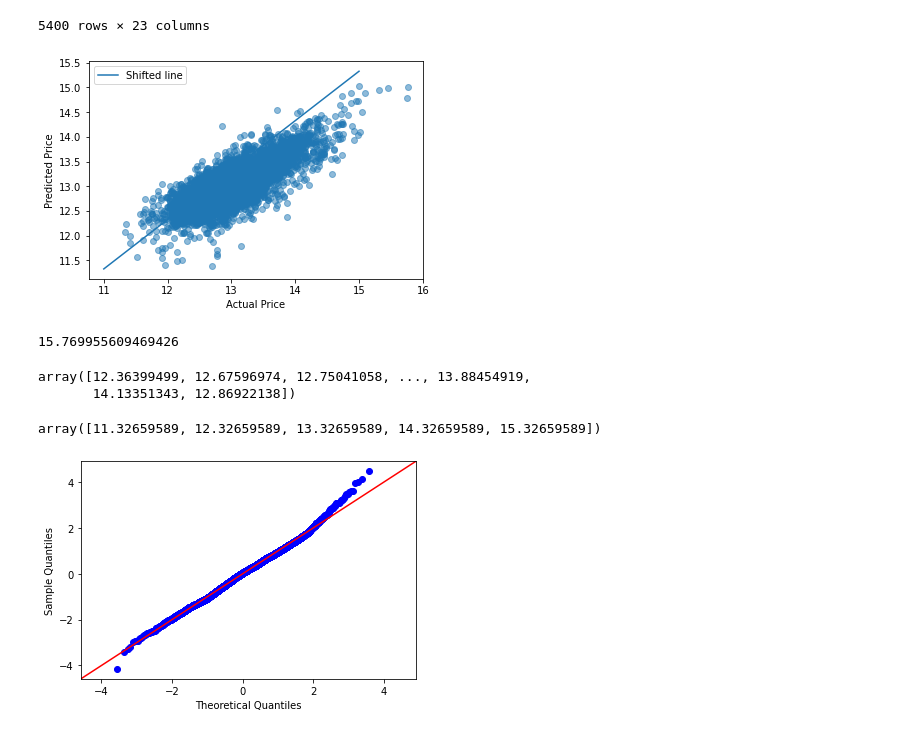
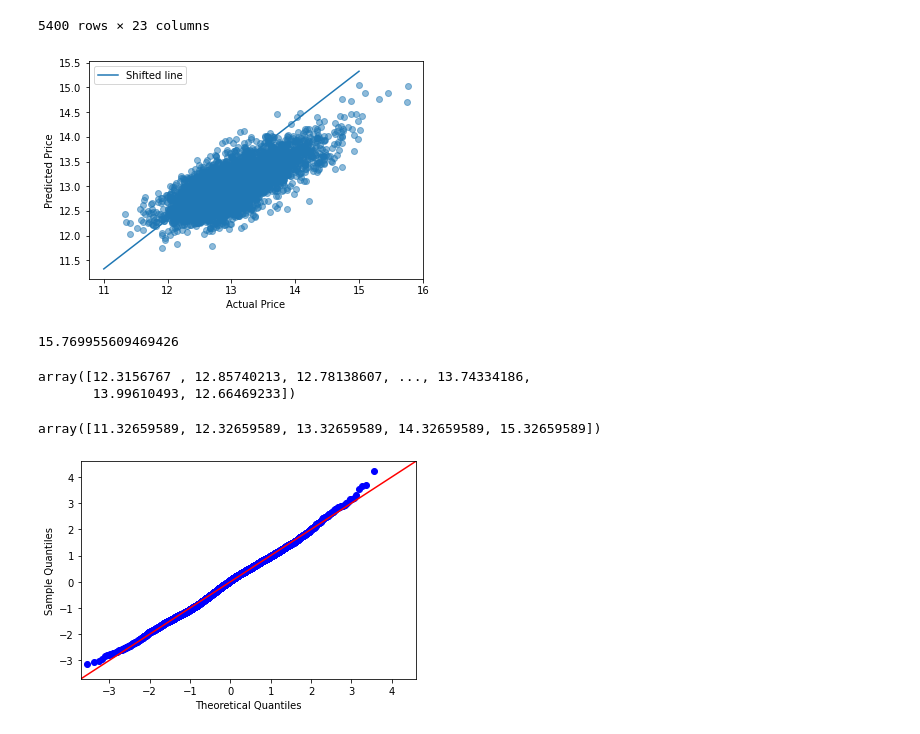
Before and after one commit to deepssharma/dsc-phase-2-project-v2-3, a Jupyter notebook: index.ipynb, the cells around one changed output. Drawn from its saved outputs; the diff is of its cells as text; code cells hidden in the pictures.

```diff
--- a/index.ipynb
+++ b/index.ipynb
@@ -717,8 +778,8 @@ Validation score: 0.4595230000848154
 #            'sqft_lot_log','zipcode_log'
 #           ]
 features_5=['sqft_living_log','waterfront','AVERAGE','EXCELLENT','FAIR','GOOD','NONE','UNKNOWN',\
-           'Average','Fair','Good','Poor','Very Good','bedrooms_log','bathrooms_log','floors_log',\
-            'sqft_basement_log','yr_sold_log','age_log','grade_val_log',
+           'Average','Fair','Good','Poor','Very Good','bedrooms_log','floors_log',\
+            'sqft_basement_log','yr_sold_log','age_log',\
             'sqft_lot_log','yr_renovated_log','zipcode_log'\
            ]
 X_train_fifth_model = X_train[features_5]
@@ -864,23 +925,25 @@ X_test
 | 18399 | 1.386294 | 1.609438 | 8.669056 | 9.540076 | 0.693147 | 7.635304 | ... |
 | 2358 | 1.098612 | 0.000000 | 6.946976 | 9.002332 | 0.000000 | 0.000000 | ... |
 5400 rows × 23 columns
+# %%
+X_test_fifth_model = X_test[features_5]
 # %%
 model = LinearRegression()
-model.fit(X_train, y_train)
+model.fit(X_train_fifth_model, y_train)
 
-preds = model.predict(X_test)
+preds = model.predict(X_test_fifth_model)
 fig, ax = plt.subplots()
 
 perfect_line = np.arange(y_test.min(), y_test.max())
 #perfect_line1 = np.reshape(perfect_line,(y_test.min(),y_test.max()))
 #ax.plot(perfect_line, linestyle="--", color="orange", label="Perfect Fit")
 ax.plot(range(int(y_test.min()), int(y_test.min())+len(perfect_line)), perfect_line, label='Shifted line')
 ax.scatter(y_test, preds, alpha=0.5)
 ax.set_xlabel("Actual Price")
 ax.set_ylabel("Predicted Price")
 ax.legend();
 # %% [output]
-[figure, old version]
+[figure, new version]
 # %%
 y_test.max()
 # %% [output]
@@ -888,15 +951,18 @@ y_test.max()
 # %%
 preds
 # %% [output]
-array([12.36399499, 12.67596974, 12.75041058, ..., 13.88454919,
-       14.13351343, 12.86922138])
+array([12.3156767 , 12.85740213, 12.78138607, ..., 13.74334186,
+       13.99610493, 12.66469233])
 # %%
 perfect_line = np.arange(y_test.min(), y_test.max())
 perfect_line
 # %% [output]
 array([11.32659589, 12.32659589, 13.32659589, 14.32659589, 15.32659589])
 # %%
+import scipy.stats as stats
+import statsmodels.api as sm
 residuals = (y_test - preds)
 sm.graphics.qqplot(residuals, dist=stats.norm, line='45', fit=True);
+plt.savefig('./figs/qqplot_logdata.png')
 # %% [output]
-[figure, old version]
+[figure, new version]
```
Also changed, not shown: parts of 54 cells of this notebook, 2 other files.
